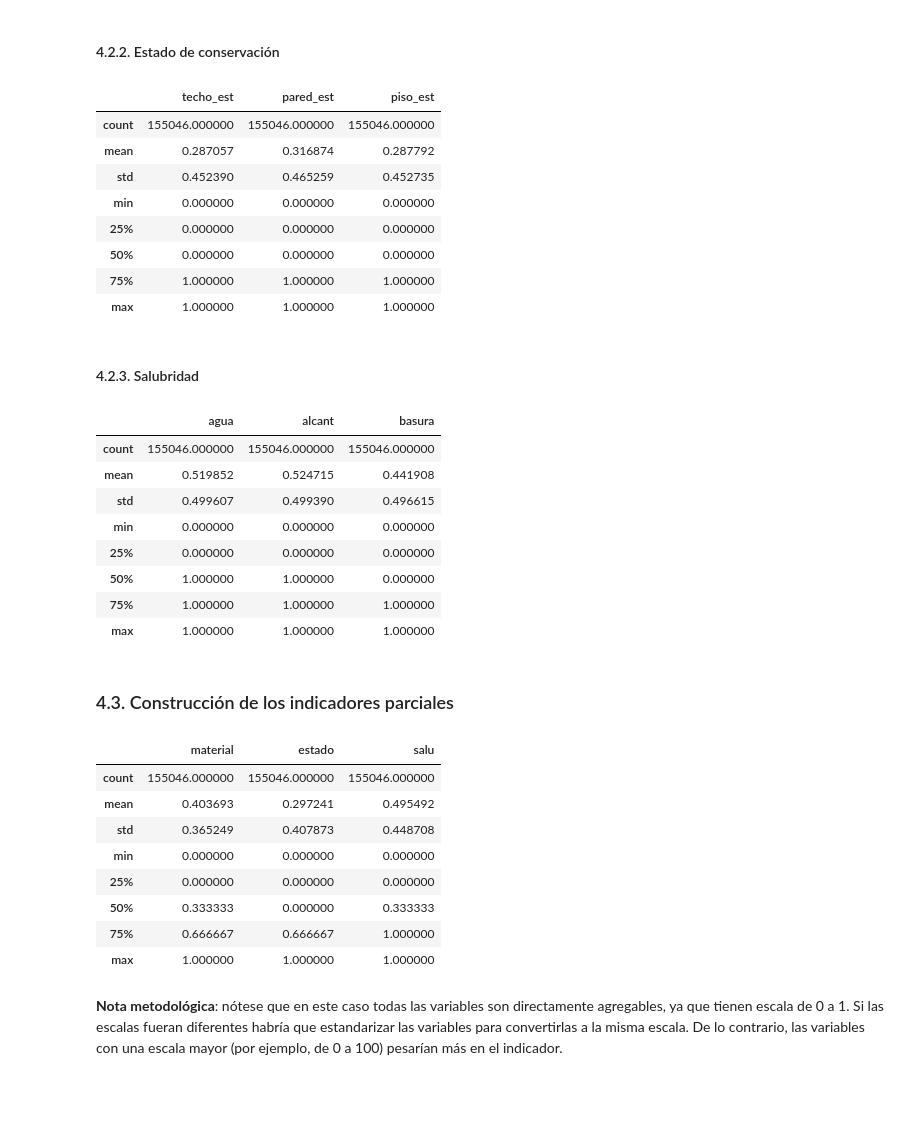
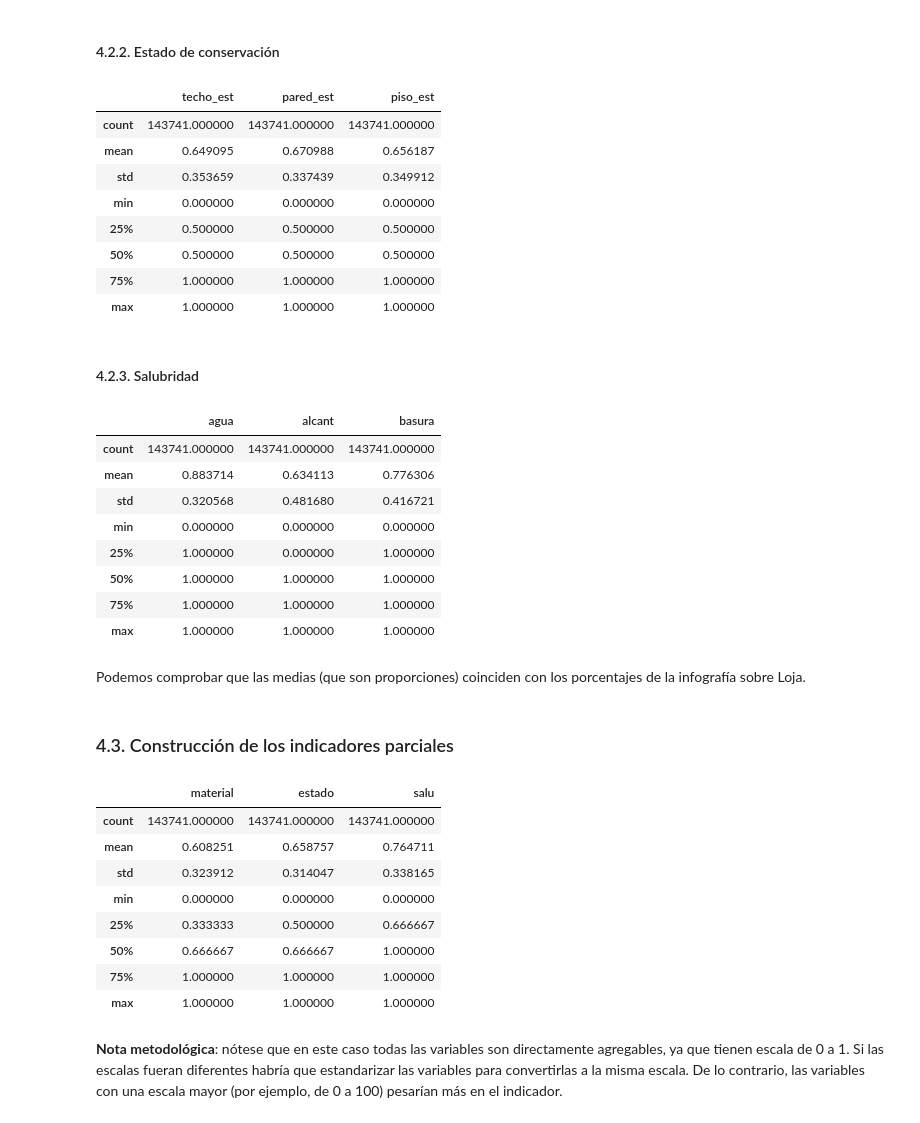
Before and after one commit to otoperalias/teaching, a Jupyter notebook: UTE_TallerAnalisisCuanti_2024_agosto.ipynb, the cells around one changed output. Cells and saved outputs as stored; diff of their text form; code cells hidden in the pictures; blank space fills up the shorter version.

```diff
--- a/UTE_TallerAnalisisCuanti_2024_agosto.ipynb
+++ b/UTE_TallerAnalisisCuanti_2024_agosto.ipynb
@@ -230,78 +209,77 @@ vivpar[['techo_mat','pared_mat','piso_mat']].describe()
 # %% [markdown]
 #### 4.2.2. Estado de conservación
 # %%
-# Techo (1 si bueno, 0 el resto)
-vivpar['techo_est']=0
-vivpar.loc[(vivpar['V02']=="1") , 'techo_est']=1
+# Techo (1 si bueno, 0.5 regular y 0 malo)
+vivocup['techo_est']=(3-vivocup['V04'])*0.5
 
-# Paredes (1 si bueno, 0 el resto)
-vivpar['pared_est']=0
-vivpar.loc[(vivpar['V04']=="1") , 'pared_est']=1
+# Pared (1 si bueno, 0.5 regular y 0 malo)
+vivocup['pared_est']=(3-vivocup['V06'])*0.5
 
-# Suelo (1 si bueno, 0 el resto)
-vivpar['piso_est']=0
-vivpar.loc[(vivpar['V06']=="1") , 'piso_est']=1
+# Suelo (1 si bueno, 0.5 regular y 0 malo)
+vivocup['piso_est']=(3-vivocup['V08'])*0.5
 
 # Echamos un vistazo a las variables creadas
-vivpar[['techo_est','pared_est','piso_est']].describe()
+vivocup[['techo_est','pared_est','piso_est']].describe()
 # %% [output]
 |  | techo_est | pared_est | piso_est |
-| count | 155046.000000 | 155046.000000 | 155046.000000 |
-| mean | 0.287057 | 0.316874 | 0.287792 |
-| std | 0.452390 | 0.465259 | 0.452735 |
+| count | 143741.000000 | 143741.000000 | 143741.000000 |
+| mean | 0.649095 | 0.670988 | 0.656187 |
+| std | 0.353659 | 0.337439 | 0.349912 |
 | min | 0.000000 | 0.000000 | 0.000000 |
-| 25% | 0.000000 | 0.000000 | 0.000000 |
-| 50% | 0.000000 | 0.000000 | 0.000000 |
+| 25% | 0.500000 | 0.500000 | 0.500000 |
+| 50% | 0.500000 | 0.500000 | 0.500000 |
 | 75% | 1.000000 | 1.000000 | 1.000000 |
 | max | 1.000000 | 1.000000 | 1.000000 |
 # %% [markdown]
 #### 4.2.3. Salubridad
 # %%
-# Suministro de agua (1 si red pública; 0 el resto)
-vivpar['agua']=0
-vivpar.loc[(vivpar['V07']=="1") , 'agua']=1
+# Suministro de agua (1 si red pública o juntas de agua...; 0 el resto).
+vivocup['agua']=0
+vivocup.loc[(vivocup['V10']<=2) , 'agua']=1
 
-# Alcantarillado (1 si red pública o pozo séptico, 0 el resto)
-vivpar['alcant']=0
-vivpar.loc[((vivpar['V09']=="1") | (vivpar['V09']=="2") ), 'alcant']=1
+# Alcantarillado (1 si red pública, 0 el resto)
+vivocup['alcant']=0
+vivocup.loc[(vivocup['V11']==1), 'alcant']=1
 
-# Basura (1 si carro colector, 0 el resto)
-vivpar['basura']=0
-vivpar.loc[(vivpar['V13']=="1") , 'basura']=1
+# Basura (1 si carro colector o contenedor, 0 el resto)
+vivocup['basura']=0
+vivocup.loc[(vivocup['V14']<=2) , 'basura']=1
 
 # Echamos un vistazo a las variables creadas
-vivpar[['agua','alcant','basura']].describe()
+vivocup[['agua','alcant','basura']].describe()
 # %% [output]
 |  | agua | alcant | basura |
-| count | 155046.000000 | 155046.000000 | 155046.000000 |
-| mean | 0.519852 | 0.524715 | 0.441908 |
-| std | 0.499607 | 0.499390 | 0.496615 |
+| count | 143741.000000 | 143741.000000 | 143741.000000 |
+| mean | 0.883714 | 0.634113 | 0.776306 |
+| std | 0.320568 | 0.481680 | 0.416721 |
 | min | 0.000000 | 0.000000 | 0.000000 |
-| 25% | 0.000000 | 0.000000 | 0.000000 |
-| 50% | 1.000000 | 1.000000 | 0.000000 |
+| 25% | 1.000000 | 0.000000 | 1.000000 |
+| 50% | 1.000000 | 1.000000 | 1.000000 |
 | 75% | 1.000000 | 1.000000 | 1.000000 |
 | max | 1.000000 | 1.000000 | 1.000000 |
+# %% [markdown]
+Podemos comprobar que las medias (que son proporciones) coinciden con los porcentajes de la infografía sobre Loja.
 # %% [markdown]
 ### 4.3. Construcción de los indicadores parciales
 # %%
 # Calidad de materiales
-vivpar["material"]=(vivpar['techo_mat']+vivpar['pared_mat']+vivpar['piso_mat'])/3
+vivocup["material"]=(vivocup['techo_mat']+vivocup['pared_mat']+vivocup['piso_mat'])/3
 # Estado de conservación
-vivpar["estado"]=(vivpar['techo_est']+vivpar['pared_est']+vivpar['piso_est'])/3
+vivocup["estado"]=(vivocup['techo_est']+vivocup['pared_est']+vivocup['piso_est'])/3
 # Salubridad
-vivpar["salu"]=(vivpar['agua']+vivpar['alcant']+vivpar['basura'])/3
+vivocup["salu"]=(vivocup['agua']+vivocup['alcant']+vivocup['basura'])/3
 
 # Echamos un vistazo a los indicadores parciales creados
-vivpar[['material','estado','salu']].describe()
+vivocup[['material','estado','salu']].describe()
 # %% [output]
 |  | material | estado | salu |
-| count | 155046.000000 | 155046.000000 | 155046.000000 |
-| mean | 0.403693 | 0.297241 | 0.495492 |
-| std | 0.365249 | 0.407873 | 0.448708 |
+| count | 143741.000000 | 143741.000000 | 143741.000000 |
+| mean | 0.608251 | 0.658757 | 0.764711 |
+| std | 0.323912 | 0.314047 | 0.338165 |
 | min | 0.000000 | 0.000000 | 0.000000 |
-| 25% | 0.000000 | 0.000000 | 0.000000 |
-| 50% | 0.333333 | 0.000000 | 0.333333 |
-| 75% | 0.666667 | 0.666667 | 1.000000 |
+| 25% | 0.333333 | 0.500000 | 0.666667 |
+| 50% | 0.666667 | 0.666667 | 1.000000 |
+| 75% | 1.000000 | 1.000000 | 1.000000 |
 | max | 1.000000 | 1.000000 | 1.000000 |
 # %% [markdown]
 **Nota metodológica**: nótese que en este caso todas las variables son directamente agregables, ya que tienen escala de 0 a 1. Si las escalas fueran diferentes habría que estandarizar las variables para convertirlas a la misma escala. De lo contrario, las variables con una escala mayor (por ejemplo, de 0 a 100) pesarían más en el indicador.
```
Also changed, not shown: parts of 25 cells of this notebook.
